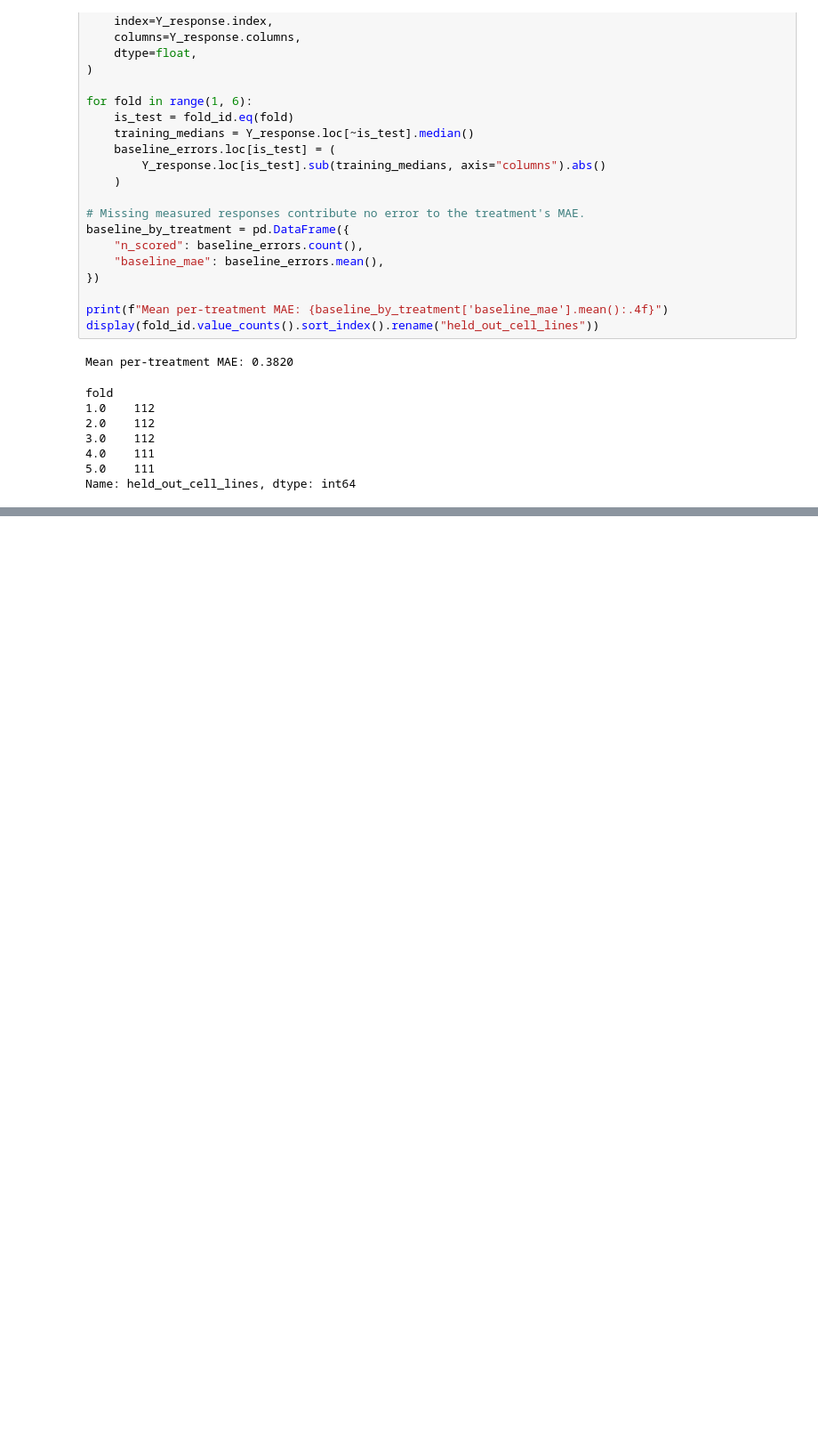
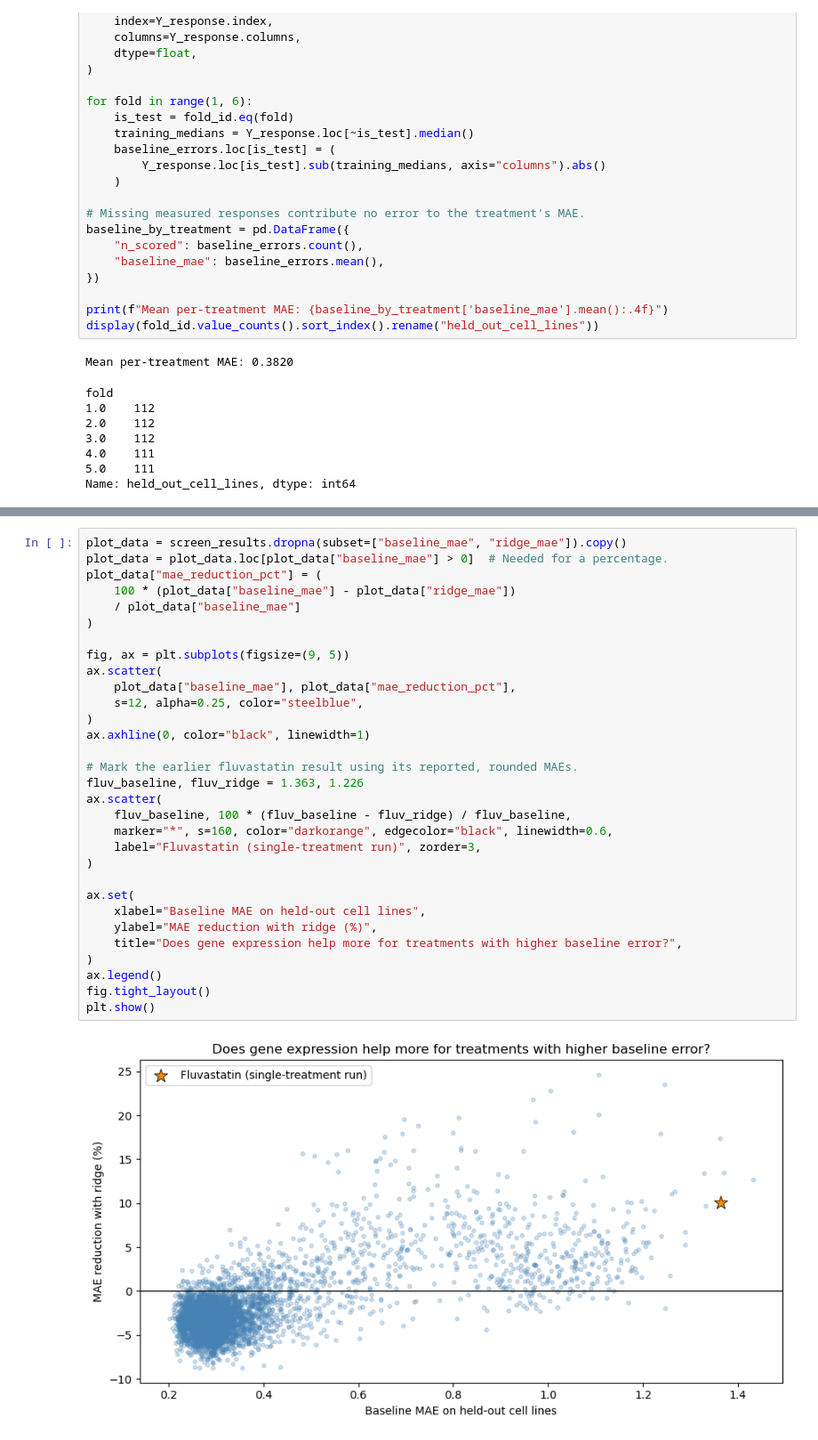
Before and after one commit to wesley-hawes/prism-drug-response, a Jupyter notebook: notebooks/EDA1.ipynb, the cells around one changed output, grey strips where cells are left out. Shown at 89% size. Drawn from its saved outputs; the diff is of its cells as text; blank space fills up the shorter version.

Commit message:
Evaluate expression ridge across 4,686 PRISM treatment conditions

```diff
--- a/notebooks/EDA1.ipynb
+++ b/notebooks/EDA1.ipynb
@@ -966,0 +1240,33 @@ Name: held_out_cell_lines, dtype: int64
+# %%
+plot_data = screen_results.dropna(subset=["baseline_mae", "ridge_mae"]).copy()
+plot_data = plot_data.loc[plot_data["baseline_mae"] > 0]  # Needed for a percentage.
+plot_data["mae_reduction_pct"] = (
+    100 * (plot_data["baseline_mae"] - plot_data["ridge_mae"])
+    / plot_data["baseline_mae"]
+)
+
+fig, ax = plt.subplots(figsize=(9, 5))
+ax.scatter(
+    plot_data["baseline_mae"], plot_data["mae_reduction_pct"],
+    s=12, alpha=0.25, color="steelblue",
+)
+ax.axhline(0, color="black", linewidth=1)
+
+# Mark the earlier fluvastatin result using its reported, rounded MAEs.
+fluv_baseline, fluv_ridge = 1.363, 1.226
+ax.scatter(
+    fluv_baseline, 100 * (fluv_baseline - fluv_ridge) / fluv_baseline,
+    marker="*", s=160, color="darkorange", edgecolor="black", linewidth=0.6,
+    label="Fluvastatin (single-treatment run)", zorder=3,
+)
+
+ax.set(
+    xlabel="Baseline MAE on held-out cell lines",
+    ylabel="MAE reduction with ridge (%)",
+    title="Does gene expression help more for treatments with higher baseline error?",
+)
+ax.legend()
+fig.tight_layout()
+plt.show()
+# %% [output]
+[figure, added]
```
Also changed, not shown: parts of 9 cells of this notebook.
